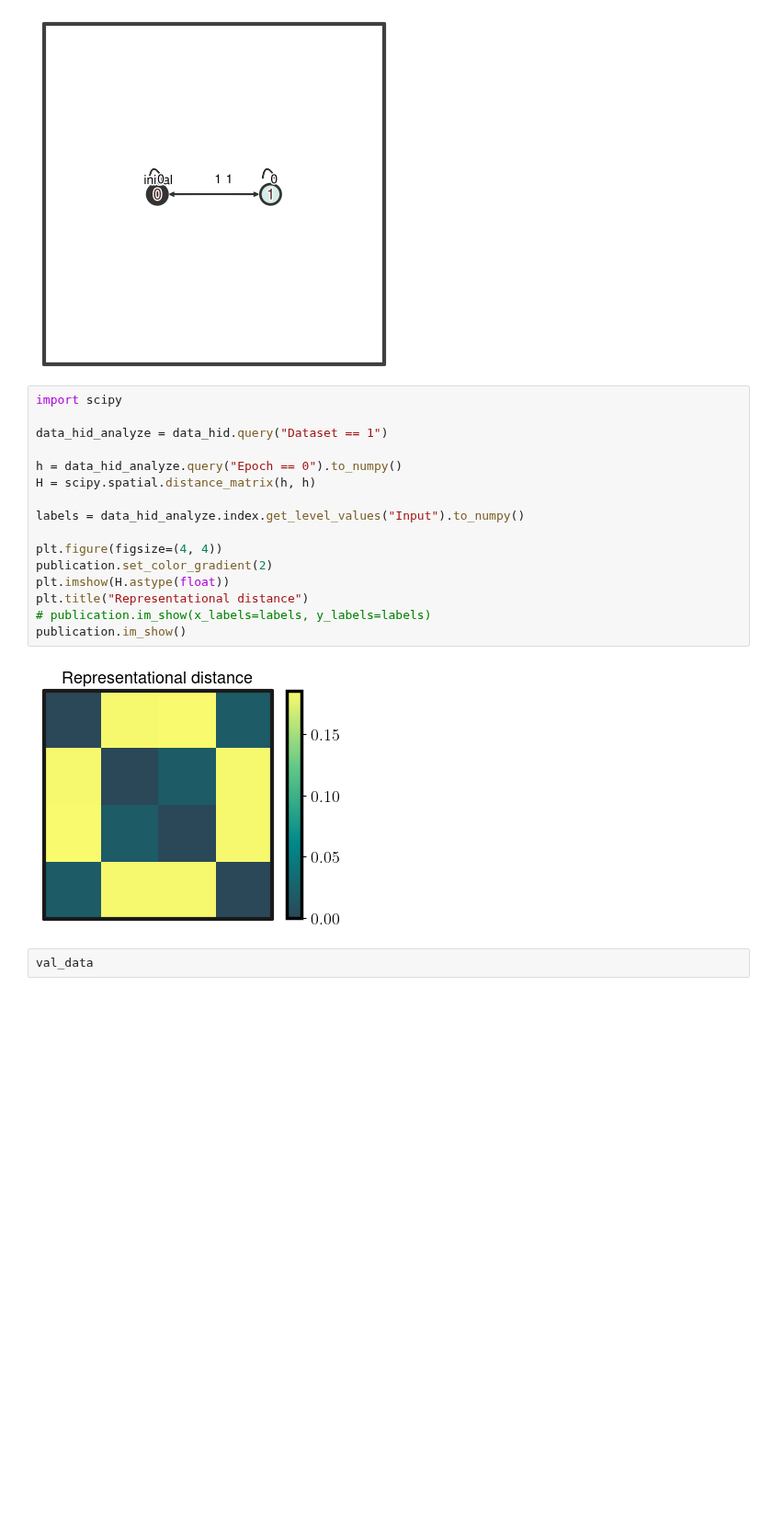
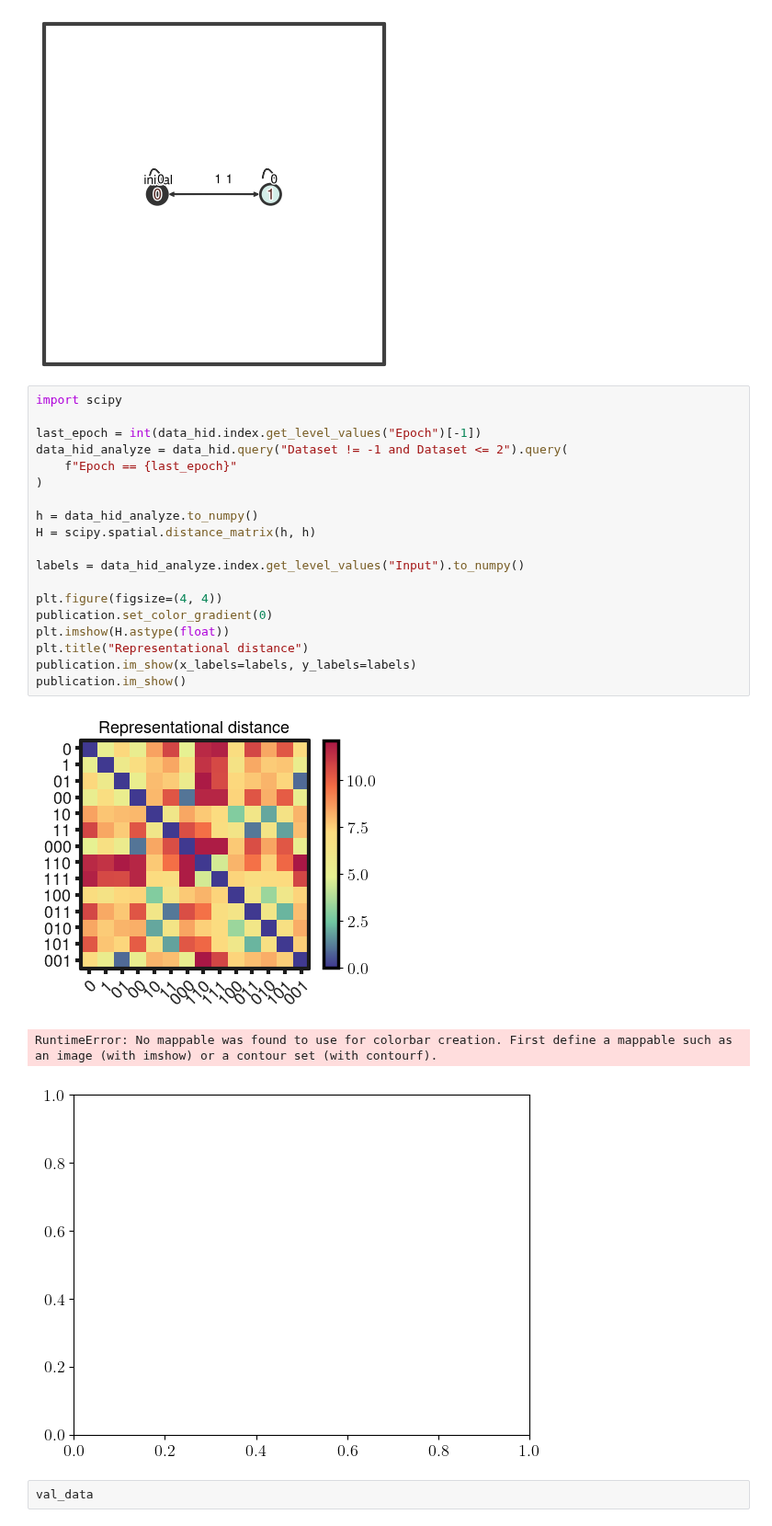
Before and after one commit to loekvanrossem/rnn_structure, a Jupyter notebook: parity/main.ipynb, the cells around one changed output. Shown at 92% size. Drawn from its saved outputs; the diff is of its cells as text; blank space fills up the shorter version.

```diff
--- a/parity/main.ipynb
+++ b/parity/main.ipynb
@@ -309,21 +309,26 @@ else:
 # %%
 import scipy
 
-data_hid_analyze = data_hid.query("Dataset == 1")
+last_epoch = int(data_hid.index.get_level_values("Epoch")[-1])
+data_hid_analyze = data_hid.query("Dataset != -1 and Dataset <= 2").query(
+    f"Epoch == {last_epoch}"
+)
 
-h = data_hid_analyze.query("Epoch == 0").to_numpy()
+h = data_hid_analyze.to_numpy()
 H = scipy.spatial.distance_matrix(h, h)
 
 labels = data_hid_analyze.index.get_level_values("Input").to_numpy()
 
 plt.figure(figsize=(4, 4))
-publication.set_color_gradient(2)
+publication.set_color_gradient(0)
 plt.imshow(H.astype(float))
 plt.title("Representational distance")
-# publication.im_show(x_labels=labels, y_labels=labels)
+publication.im_show(x_labels=labels, y_labels=labels)
 publication.im_show()
 # %% [output]
-[figure, old version]
+[figure, new version]
+RuntimeError: No mappable was found to use for colorbar creation. First define a mappable such as an image (with imshow) or a contour set (with contourf).
+[figure, added]
 # %%
 val_data
 # %% [output]
```
Also changed, not shown: parts of 1 cell of this notebook, 4 other files.
